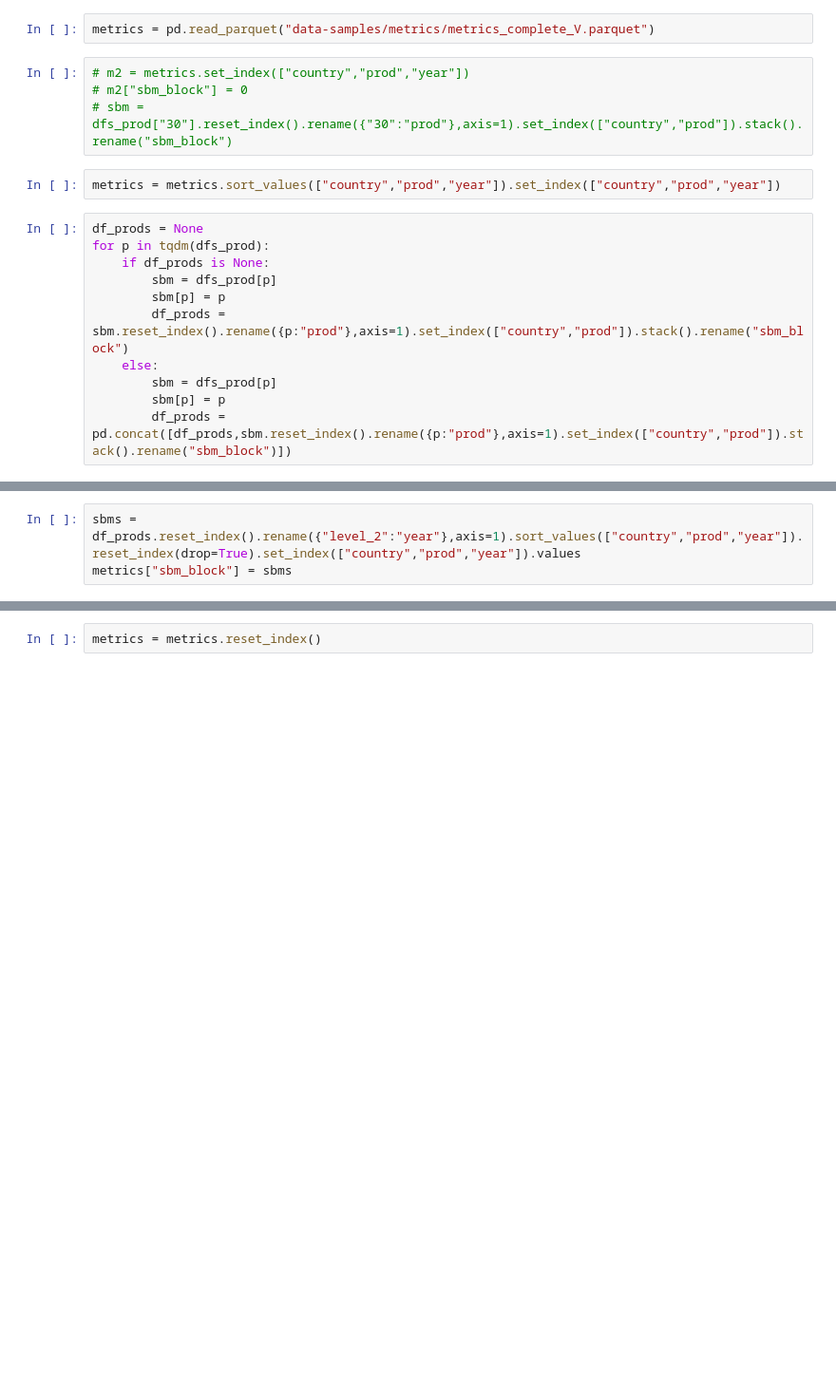
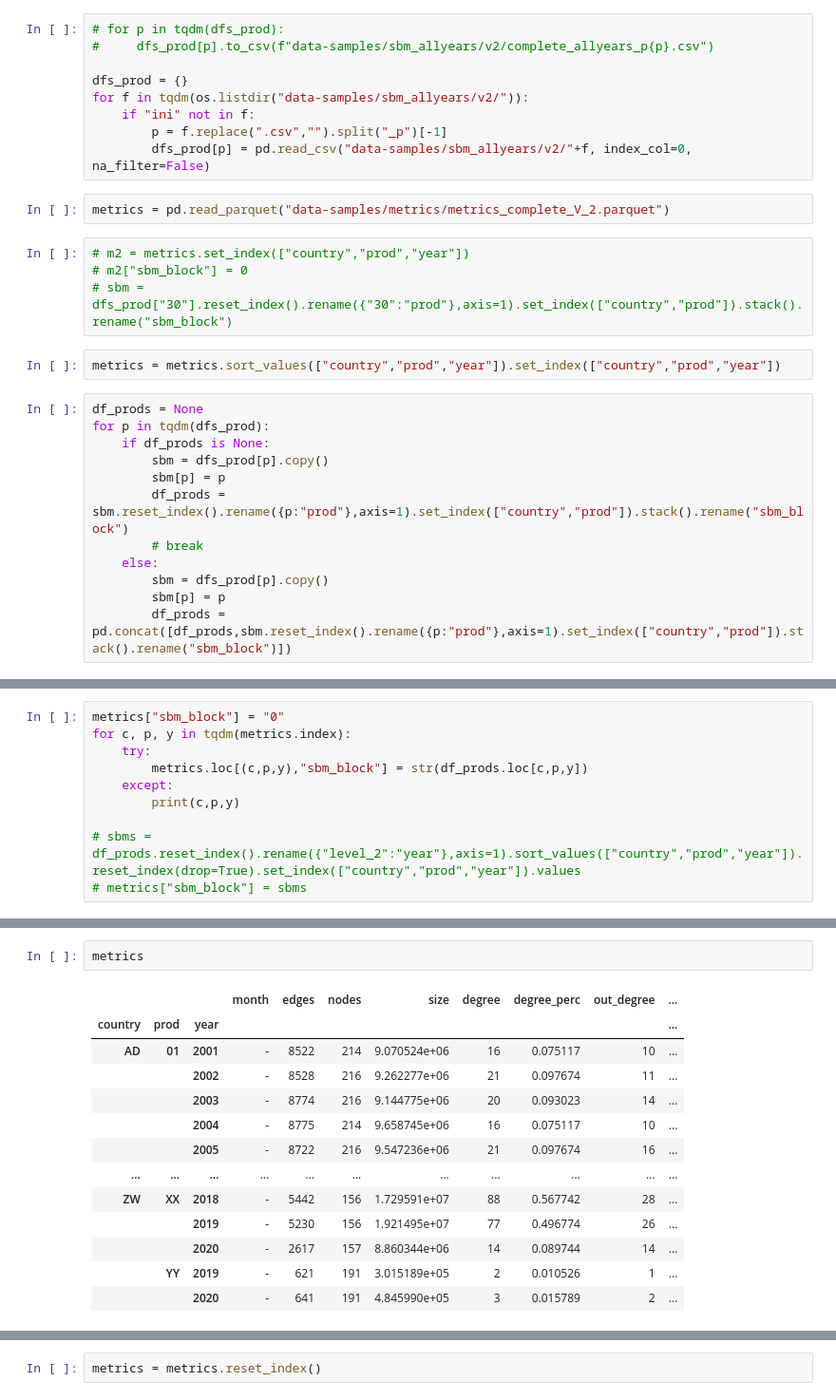
Before and after one commit to PietroDomi/world-trade-thesis, a Jupyter notebook: notebooks/sbm_run.ipynb, the cells around one changed output, grey strips where cells are left out. Shown: that part at 95% size. Cells and saved outputs as stored; diff of their text form; blank space fills up the shorter version.

```diff
--- a/notebooks/sbm_run.ipynb
+++ b/notebooks/sbm_run.ipynb
@@ -50,5 +49,14 @@ for p in tqdm(dfs_prod):
+# %%
+# for p in tqdm(dfs_prod):
+#     dfs_prod[p].to_csv(f"data-samples/sbm_allyears/v2/complete_allyears_p{p}.csv")
+
+dfs_prod = {}
+for f in tqdm(os.listdir("data-samples/sbm_allyears/v2/")):
+    if "ini" not in f:
+        p = f.replace(".csv","").split("_p")[-1]
+        dfs_prod[p] = pd.read_csv("data-samples/sbm_allyears/v2/"+f, index_col=0, na_filter=False)
 # %%
-metrics = pd.read_parquet("data-samples/metrics/metrics_complete_V.parquet")
+metrics = pd.read_parquet("data-samples/metrics/metrics_complete_V_2.parquet")
 # %%
 # m2 = metrics.set_index(["country","prod","year"])
 # m2["sbm_block"] = 0
@@ -59,10 +67,11 @@ metrics = metrics.sort_values(["country","prod","year"]).set_index(["country","p
 df_prods = None
 for p in tqdm(dfs_prod):
     if df_prods is None:
-        sbm = dfs_prod[p]
+        sbm = dfs_prod[p].copy()
         sbm[p] = p
         df_prods = sbm.reset_index().rename({p:"prod"},axis=1).set_index(["country","prod"]).stack().rename("sbm_block")
+        # break
     else:
-        sbm = dfs_prod[p]
+        sbm = dfs_prod[p].copy()
         sbm[p] = p
         df_prods = pd.concat([df_prods,sbm.reset_index().rename({p:"prod"},axis=1).set_index(["country","prod"]).stack().rename("sbm_block")])
@@ -69,3 +81,10 @@ for p in tqdm(dfs_prod):
 # %%
-sbms = df_prods.reset_index().rename({"level_2":"year"},axis=1).sort_values(["country","prod","year"]).reset_index(drop=True).set_index(["country","prod","year"]).values
-metrics["sbm_block"] = sbms
+metrics["sbm_block"] = "0"
+for c, p, y in tqdm(metrics.index):
+    try:
+        metrics.loc[(c,p,y),"sbm_block"] = str(df_prods.loc[c,p,y])
+    except:
+        print(c,p,y)
+
+# sbms = df_prods.reset_index().rename({"level_2":"year"},axis=1).sort_values(["country","prod","year"]).reset_index(drop=True).set_index(["country","prod","year"]).values
+# metrics["sbm_block"] = sbms
@@ -71,0 +109,16 @@ metrics["sbm_block"] = sbms
+# %%
+metrics
+# %% [output]
+|  |  |  | month | edges | nodes | size | degree | degree_perc | out_degree | ... |
+| country | prod | year |  |  |  |  |  |  |  | ... |
+| AD | 01 | 2001 | - | 8522 | 214 | 9.070524e+06 | 16 | 0.075117 | 10 | ... |
+|  |  | 2002 | - | 8528 | 216 | 9.262277e+06 | 21 | 0.097674 | 11 | ... |
+|  |  | 2003 | - | 8774 | 216 | 9.144775e+06 | 20 | 0.093023 | 14 | ... |
+|  |  | 2004 | - | 8775 | 214 | 9.658745e+06 | 16 | 0.075117 | 10 | ... |
+|  |  | 2005 | - | 8722 | 216 | 9.547236e+06 | 21 | 0.097674 | 16 | ... |
+| ... | ... | ... | ... | ... | ... | ... | ... | ... | ... | ... |
+| ZW | XX | 2018 | - | 5442 | 156 | 1.729591e+07 | 88 | 0.567742 | 28 | ... |
+|  |  | 2019 | - | 5230 | 156 | 1.921495e+07 | 77 | 0.496774 | 26 | ... |
+|  |  | 2020 | - | 2617 | 157 | 8.860344e+06 | 14 | 0.089744 | 14 | ... |
+|  | YY | 2019 | - | 621 | 191 | 3.015189e+05 | 2 | 0.010526 | 1 | ... |
+|  |  | 2020 | - | 641 | 191 | 4.845990e+05 | 3 | 0.015789 | 2 | ... |
```
Also changed, not shown: parts of 7 cells of this notebook, 6 other files.
